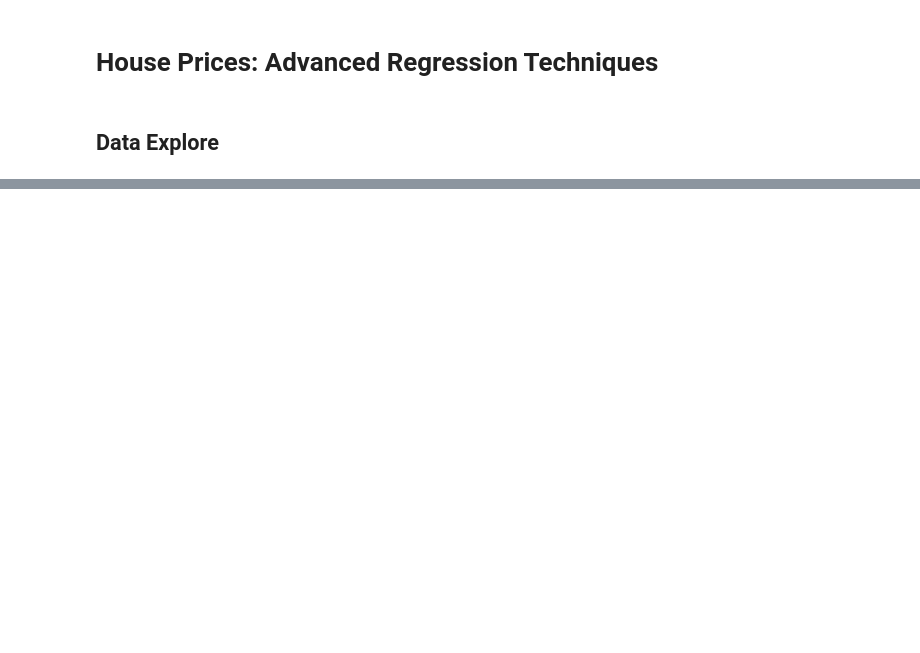
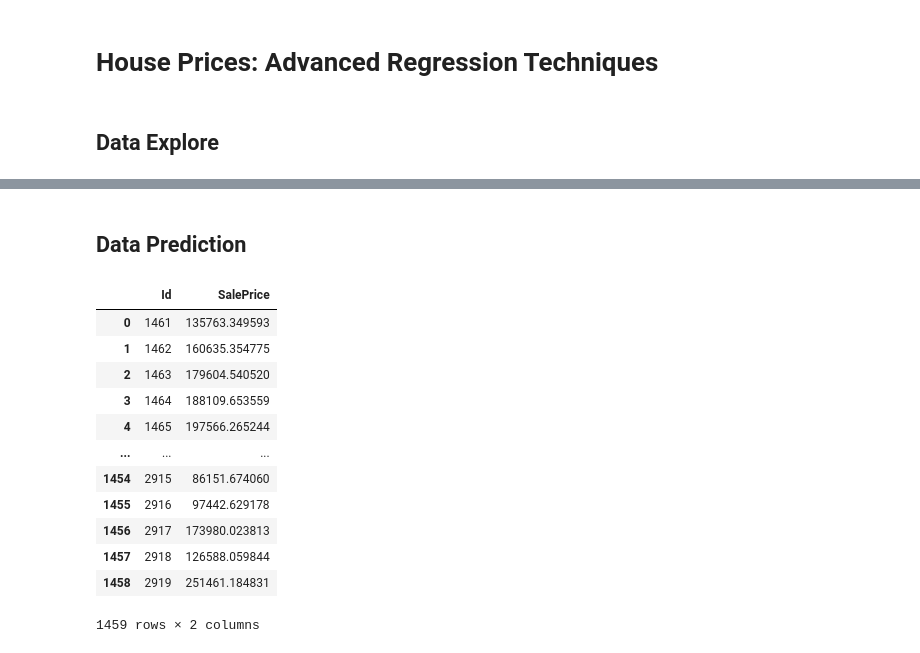
Before and after one commit to aguang-xyz/kaggle-solutions, a Jupyter notebook: solutions/house-prices-advanced-regression-techniques/solution.ipynb, the cells around one changed output, grey strips where cells are left out. Saved outputs shown, nothing was run; the diff lists cells and outputs as text; code cells hidden in the pictures; blank space fills up the shorter version.

```diff
--- a/solutions/house-prices-advanced-regression-techniques/solution.ipynb
+++ b/solutions/house-prices-advanced-regression-techniques/solution.ipynb
@@ -151,0 +148,4 @@ prediction.to_csv('./dataset/submission.csv', index = False)
+# %%
+from sklearn.model_selection import train_test_split
+
+train_features, test_features, train_target, test_target = train_test_split(train_raw.loc[:, (train_raw.columns != 'Id') & (train_raw.columns != 'SalePrice')], train_raw['SalePrice'])
@@ -151,0 +178,25 @@ prediction.to_csv('./dataset/submission.csv', index = False)
+# %% [markdown]
+## Data Prediction
+# %%
+submission = pd.DataFrame({
+    'Id': test_raw['Id'],
+    'SalePrice': gbr.predict(test_raw.loc[:, test_raw.columns != 'Id'])
+})
+
+submission.to_csv('./dataset/submission.csv', index = False)
+
+submission
+# %% [output]
+|  | Id | SalePrice |
+| 0 | 1461 | 135763.349593 |
+| 1 | 1462 | 160635.354775 |
+| 2 | 1463 | 179604.540520 |
+| 3 | 1464 | 188109.653559 |
+| 4 | 1465 | 197566.265244 |
+| ... | ... | ... |
+| 1454 | 2915 | 86151.674060 |
+| 1455 | 2916 | 97442.629178 |
+| 1456 | 2917 | 173980.023813 |
+| 1457 | 2918 | 126588.059844 |
+| 1458 | 2919 | 251461.184831 |
+1459 rows × 2 columns
```
Also changed, not shown: parts of 33 cells of this notebook, 2 other files.
